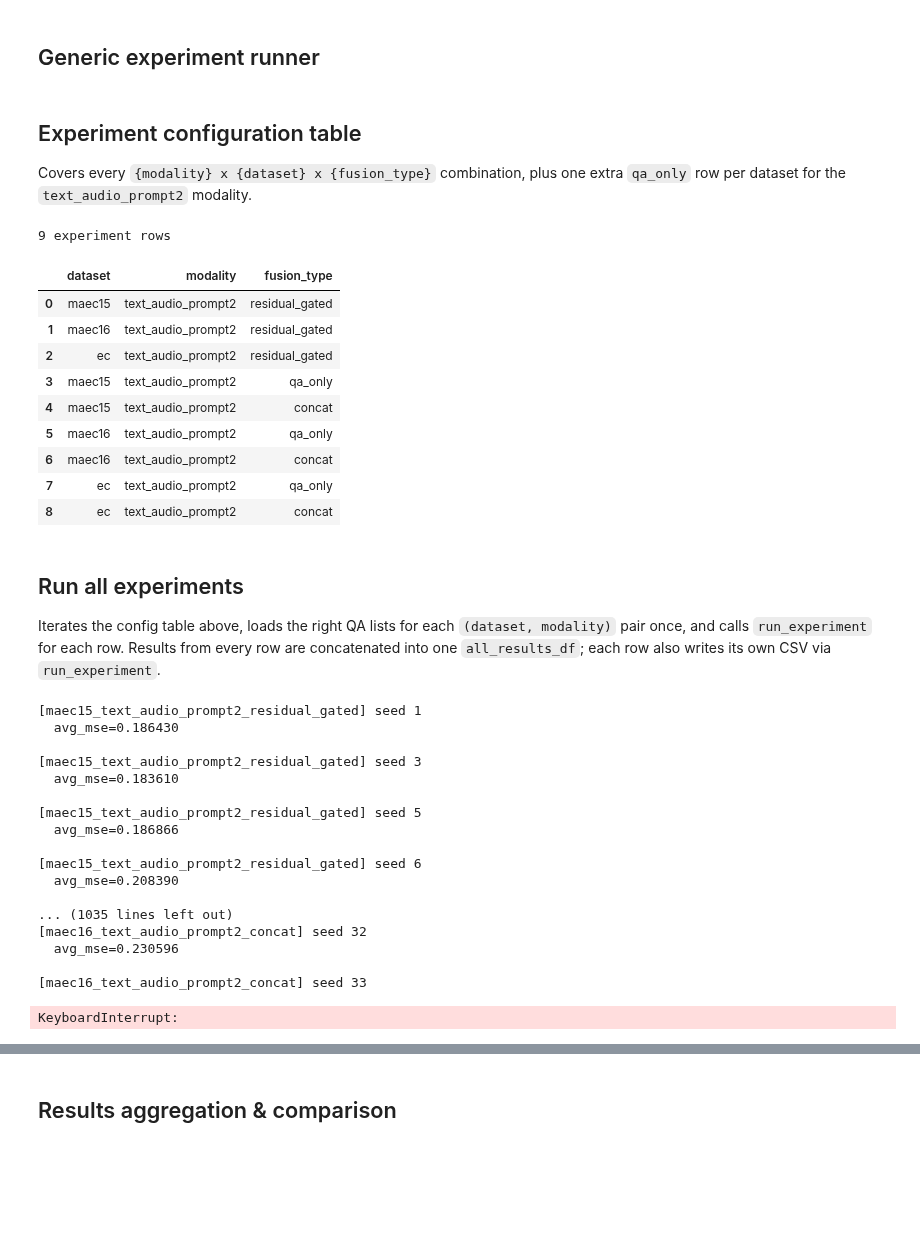
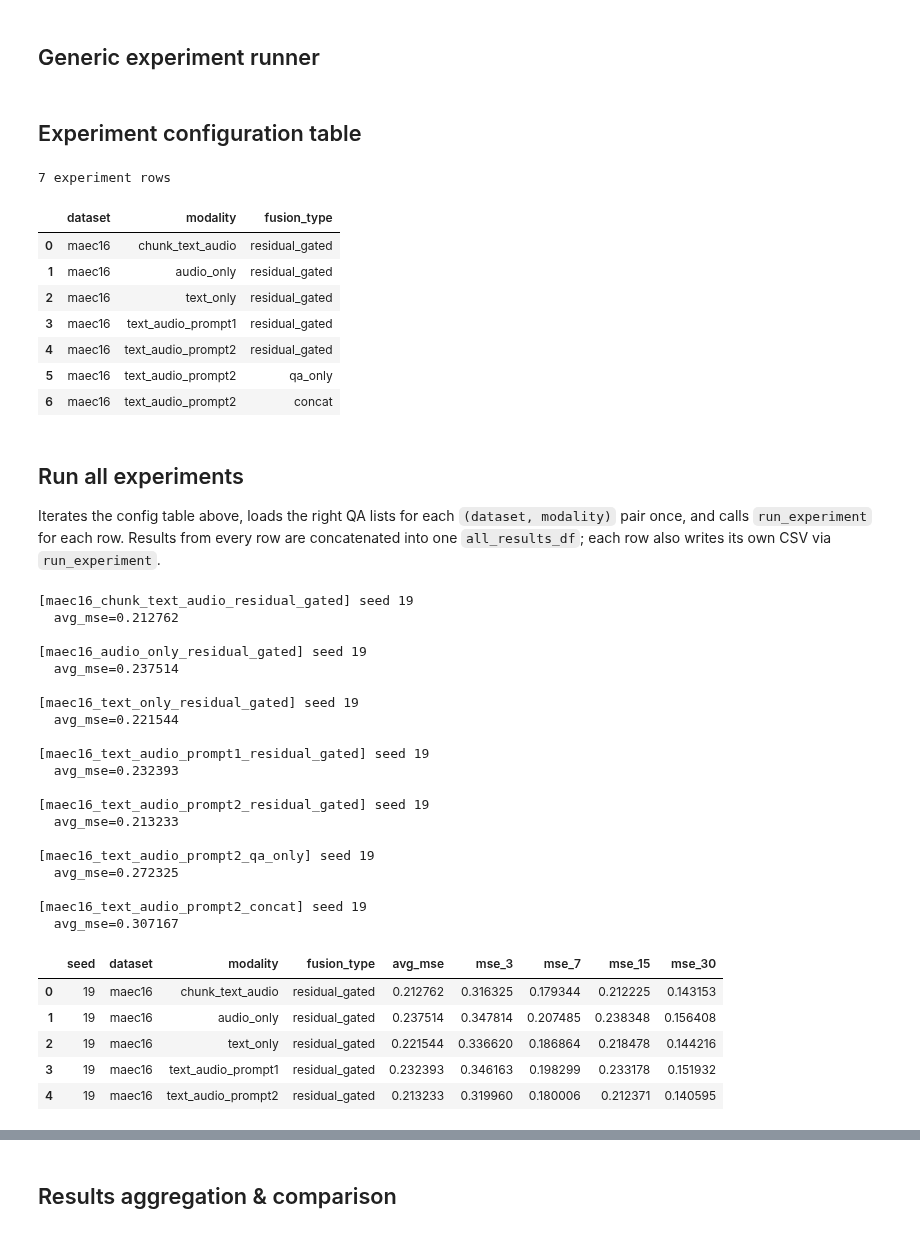
Before and after one commit to hosein97/ecc-volatility-prediction, a Jupyter notebook: ECC_volatility_prediction.ipynb, the cells around one changed output, grey strips where cells are left out. Cells and saved outputs as stored; diff of their text form; code cells hidden in the pictures; blank space fills up the shorter version.

```diff
--- a/ECC_volatility_prediction.ipynb
+++ b/ECC_volatility_prediction.ipynb
@@ -857,12 +970,13 @@ def run_experiment(
 # %% [markdown]
 ## Experiment configuration table
-
-Covers every `{modality} x {dataset} x {fusion_type}` combination, plus one extra
-`qa_only` row per dataset for the `text_audio_prompt2` modality.
 # %%
+MODALITIES = ["chunk_text_audio","audio_only","text_only", "text_audio_prompt1", 'text_audio_prompt2']
 
-DATASETS = ["maec15", "maec16", "ec"]
+
+
+DATASETS = ["maec16"]
 FUSION_TYPES = ["residual_gated"]
+
 
 PROMPT2 = "text_audio_prompt2"
 
@@ -870,43 +984,41 @@ PROMPT2 = "text_audio_prompt2"
 EXPERIMENT_CONFIG = []
 
 for modality in MODALITIES:
     for dataset in DATASETS:
         for fusion_type in FUSION_TYPES:
             EXPERIMENT_CONFIG.append({
                 "dataset": dataset,
                 "modality": modality,
                 "fusion_type": fusion_type,
             })
 
     if modality == PROMPT2:
         for dataset in DATASETS:
             EXPERIMENT_CONFIG.append({
                 "dataset": dataset,
                 "modality": modality,
                 "fusion_type": "qa_only",
             })
             EXPERIMENT_CONFIG.append({
                 "dataset": dataset,
                 "modality": modality,
                 "fusion_type": "concat",
             })
 
 
 experiment_config_df = pd.DataFrame(EXPERIMENT_CONFIG)
 print(f"{len(experiment_config_df)} experiment rows")
 experiment_config_df
 # %% [output]
-9 experiment rows
+7 experiment rows
 |  | dataset | modality | fusion_type |
-| 0 | maec15 | text_audio_prompt2 | residual_gated |
-| 1 | maec16 | text_audio_prompt2 | residual_gated |
-| 2 | ec | text_audio_prompt2 | residual_gated |
-| 3 | maec15 | text_audio_prompt2 | qa_only |
-| 4 | maec15 | text_audio_prompt2 | concat |
+| 0 | maec16 | chunk_text_audio | residual_gated |
+| 1 | maec16 | audio_only | residual_gated |
+| 2 | maec16 | text_only | residual_gated |
+| 3 | maec16 | text_audio_prompt1 | residual_gated |
+| 4 | maec16 | text_audio_prompt2 | residual_gated |
 | 5 | maec16 | text_audio_prompt2 | qa_only |
 | 6 | maec16 | text_audio_prompt2 | concat |
-| 7 | ec | text_audio_prompt2 | qa_only |
-| 8 | ec | text_audio_prompt2 | concat |
 # %% [markdown]
 ## Run all experiments
 
@@ -916,6 +1028,7 @@ from every row are concatenated into one `all_results_df`; each row also writes
 its own CSV via `run_experiment`.
 # %%
 all_results = []
+all_item_results = []
 _qa_cache = {}
 
 for _, cfg in experiment_config_df.iterrows():
@@ -935,7 +1048,7 @@ for _, cfg in experiment_config_df.iterrows():
     dev_df, dev_qas = _qa_cache[cache_key]["dev"]
     test_df, test_qas = _qa_cache[cache_key]["test"]
 
-    result_df = run_experiment(
+    result_df, item_result_df = run_experiment(
         name=name,
         dataset_key=dataset_key,
         modality=modality,
@@ -949,26 +1062,40 @@ for _, cfg in experiment_config_df.iterrows():
         needs_vol_pretrain=(fusion_type == "residual_gated"),
     )
     all_results.append(result_df)
+    all_item_results.append(item_result_df)
 
 all_results_df = pd.concat(all_results, ignore_index=True)
 all_results_df.to_csv(RESULTS_DIR / "all_results.csv", index=False)
-all_results_df.head()
+
+all_item_losses_df = pd.concat(
+    [*vol_only_item_results.values(), *all_item_results],
+    ignore_index=True,
+)
+all_item_losses_df.to_csv(RESULTS_DIR / "item_losses.csv", index=False)
 # %% [output]
-[maec15_text_audio_prompt2_residual_gated] seed 1
-  avg_mse=0.186430
+[maec16_chunk_text_audio_residual_gated] seed 19
+  avg_mse=0.212762
 
-[maec15_text_audio_prompt2_residual_gated] seed 3
-  avg_mse=0.183610
+[maec16_audio_only_residual_gated] seed 19
+  avg_mse=0.237514
 
-[maec15_text_audio_prompt2_residual_gated] seed 5
-  avg_mse=0.186866
+[maec16_text_only_residual_gated] seed 19
+  avg_mse=0.221544
 
-[maec15_text_audio_prompt2_residual_gated] seed 6
-  avg_mse=0.208390
+[maec16_text_audio_prompt1_residual_gated] seed 19
+  avg_mse=0.232393
 
-... (1035 lines left out)
-[maec16_text_audio_prompt2_concat] seed 32
-  avg_mse=0.230596
+[maec16_text_audio_prompt2_residual_gated] seed 19
+  avg_mse=0.213233
 
-[maec16_text_audio_prompt2_concat] seed 33
+[maec16_text_audio_prompt2_qa_only] seed 19
+  avg_mse=0.272325
+
+[maec16_text_audio_prompt2_concat] seed 19
+  avg_mse=0.307167
-KeyboardInterrupt:
+|  | seed | dataset | modality | fusion_type | avg_mse | mse_3 | mse_7 | mse_15 | mse_30 |
+| 0 | 19 | maec16 | chunk_text_audio | residual_gated | 0.212762 | 0.316325 | 0.179344 | 0.212225 | 0.143153 |
+| 1 | 19 | maec16 | audio_only | residual_gated | 0.237514 | 0.347814 | 0.207485 | 0.238348 | 0.156408 |
+| 2 | 19 | maec16 | text_only | residual_gated | 0.221544 | 0.336620 | 0.186864 | 0.218478 | 0.144216 |
+| 3 | 19 | maec16 | text_audio_prompt1 | residual_gated | 0.232393 | 0.346163 | 0.198299 | 0.233178 | 0.151932 |
+| 4 | 19 | maec16 | text_audio_prompt2 | residual_gated | 0.213233 | 0.319960 | 0.180006 | 0.212371 | 0.140595 |
```
Also changed, not shown: parts of 19 cells of this notebook, 2 other files.
